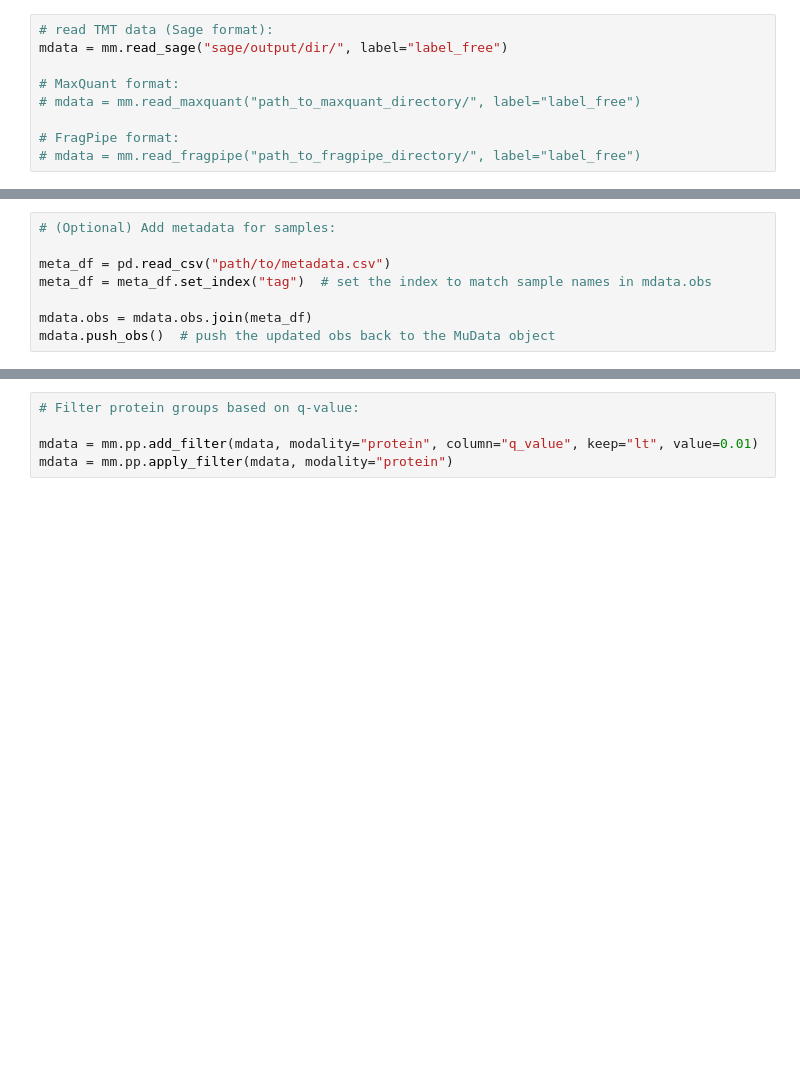
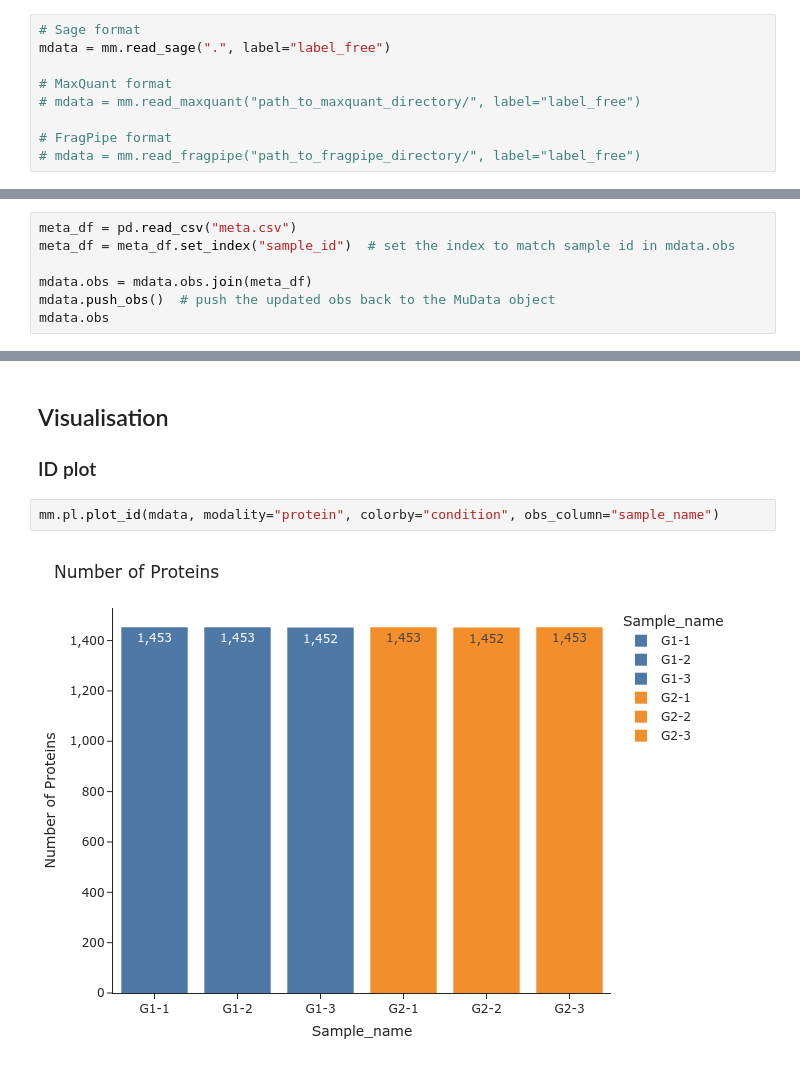
Before and after one commit to bertis-informatics/msmu, a Jupyter notebook: mkdocs/tutorials/lfq.ipynb, the cells around one changed output, grey strips where cells are left out. Drawn from its saved outputs; the diff is of its cells as text; blank space fills up the shorter version.

```diff
--- a/mkdocs/tutorials/lfq.ipynb
+++ b/mkdocs/tutorials/lfq.ipynb
@@ -8,9 +51,9 @@ import pandas as pd
 # %%
-# read TMT data (Sage format):
-mdata = mm.read_sage("sage/output/dir/", label="label_free")
+# Sage format
+mdata = mm.read_sage(".", label="label_free")
 
-# MaxQuant format:
+# MaxQuant format
 # mdata = mm.read_maxquant("path_to_maxquant_directory/", label="label_free")
 
-# FragPipe format:
+# FragPipe format
 # mdata = mm.read_fragpipe("path_to_fragpipe_directory/", label="label_free")
@@ -17,8 +79,7 @@ mdata = mm.read_sage("sage/output/dir/", label="label_free")
 # %%
-# (Optional) Add metadata for samples:
-
-meta_df = pd.read_csv("path/to/metadata.csv")
-meta_df = meta_df.set_index("tag")  # set the index to match sample names in mdata.obs
+meta_df = pd.read_csv("meta.csv")
+meta_df = meta_df.set_index("sample_id")  # set the index to match sample id in mdata.obs
 
 mdata.obs = mdata.obs.join(meta_df)
 mdata.push_obs()  # push the updated obs back to the MuData object
+mdata.obs
@@ -56,5 +212,8 @@ mdata = mm.pp.to_protein(mdata, top_n=3, rank_method="total_intensity")
+# %% [markdown]
+## Visualisation
+
+### ID plot
 # %%
-# Filter protein groups based on q-value:
-
-mdata = mm.pp.add_filter(mdata, modality="protein", column="q_value", keep="lt", value=0.01)
-mdata = mm.pp.apply_filter(mdata, modality="protein")
+mm.pl.plot_id(mdata, modality="protein", colorby="condition", obs_column="sample_name")
+# %% [output]
+[figure, added]
```
Also changed, not shown: parts of 26 cells of this notebook.
